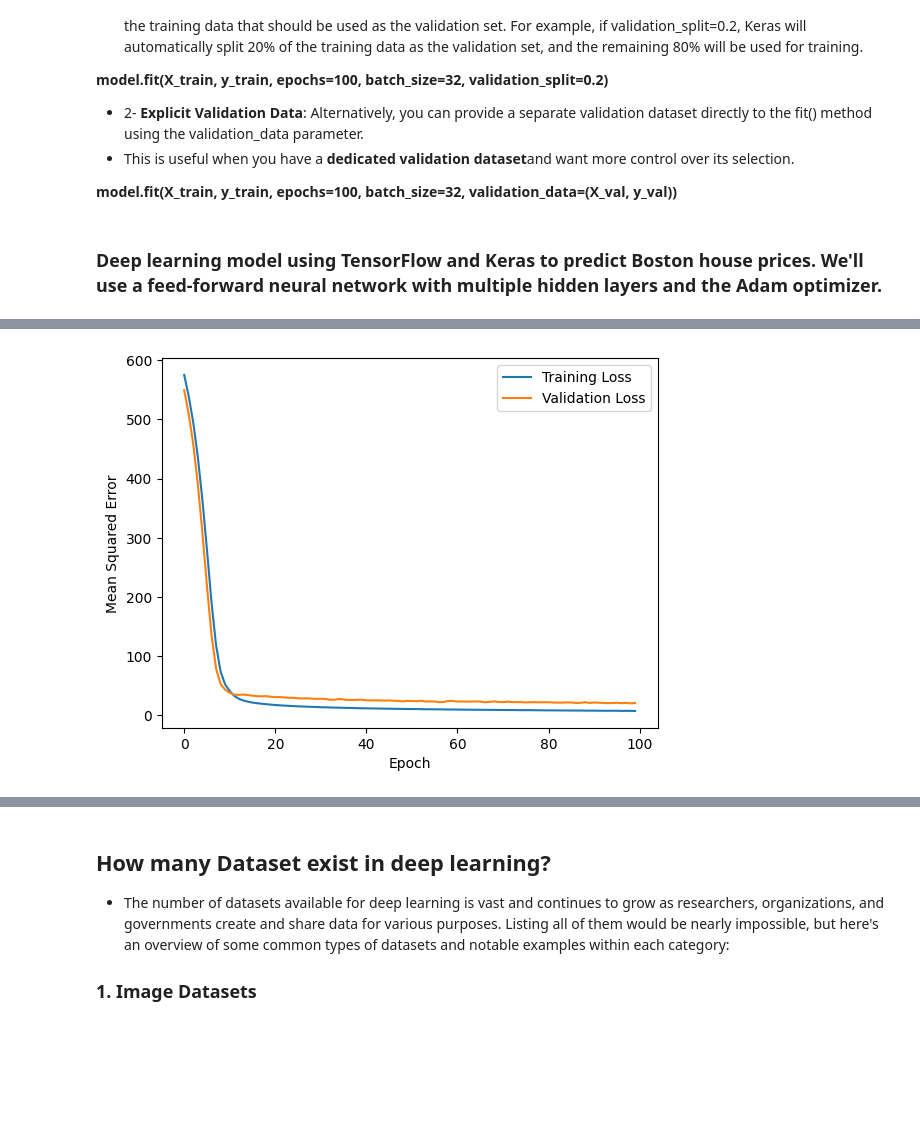
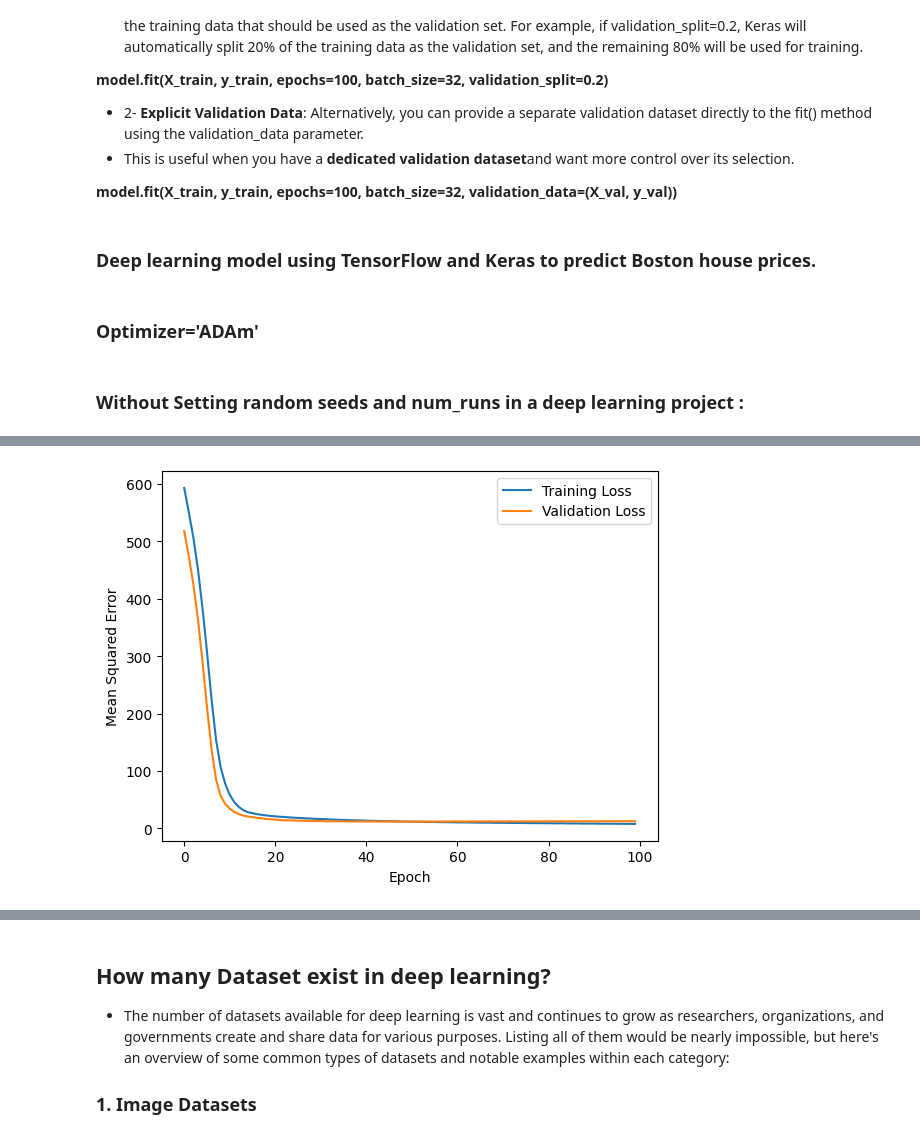
Before and after one commit to farshidhesami/Deep_learning_2023, a Jupyter notebook: Deep_learning_2023.ipynb, the cells around one changed output, grey strips where cells are left out. Cells and saved outputs as stored; diff of their text form; code cells hidden in the pictures; blank space fills up the shorter version.

```diff
--- a/Deep_learning_2023.ipynb
+++ b/Deep_learning_2023.ipynb
@@ -1090,7 +1090,11 @@ Overall, gradient descent is a critical component of deep learning, enabling the
 
    **model.fit(X_train, y_train, epochs=100, batch_size=32, validation_data=(X_val, y_val))**
 # %% [markdown]
-### Deep learning model using TensorFlow and Keras to predict Boston house prices. We'll use a feed-forward neural network with multiple hidden layers and the Adam optimizer.
+### Deep learning model using TensorFlow and Keras to predict Boston house prices.
+# %% [markdown]
+### Optimizer='ADAm'
+# %% [markdown]
+### Without Setting random seeds and num_runs in a deep learning project :
 # %%
 import numpy as np
 import matplotlib.pyplot as plt
@@ -1107,11 +1111,15 @@ X = np.hstack([raw_df.values[::2, :], raw_df.values[1::2, :2]])
 y = raw_df.values[1::2, 2]
 
 # Split the data into training and testing sets (80% training, 20% test)
-X_train, X_test, y_train, y_test = train_test_split(X, y, test_size=0.2, random_state=42)
+X_train_temp, X_test, y_train_temp, y_test = train_test_split(X, y, test_size=0.2, random_state=42)
+
+# Split the training data into training and validation sets (90% training, 10% validation)
+X_train, X_val, y_train, y_val = train_test_split(X_train_temp, y_train_temp, test_size=0.1, random_state=42)
 
 # Standardize the features
 scaler = StandardScaler()
 X_train = scaler.fit_transform(X_train)
+X_val = scaler.transform(X_val)
 X_test = scaler.transform(X_test)
 
 # Build the model
@@ -1124,8 +1132,8 @@ model = Sequential([
 # Compile the model using the Adam optimizer
 model.compile(optimizer='adam', loss='mse')
 
-# Train the model and store the history (10% of the training data will be used for validation)
-history = model.fit(X_train, y_train, epochs=100, batch_size=32, validation_split=0.1)
+# Train the model and store the history (using the validation data for early stopping)
+history = model.fit(X_train, y_train, epochs=100, batch_size=32, validation_data=(X_val, y_val), verbose=0)
 
 # Evaluate the model on the test set
 mse_test = model.evaluate(X_test, y_test)
@@ -1159 +1152 @@ Test Mean Squared Error: 11.86
-[figure, old version]
+[figure, new version]
```
Also changed, not shown: parts of 14 cells of this notebook.
